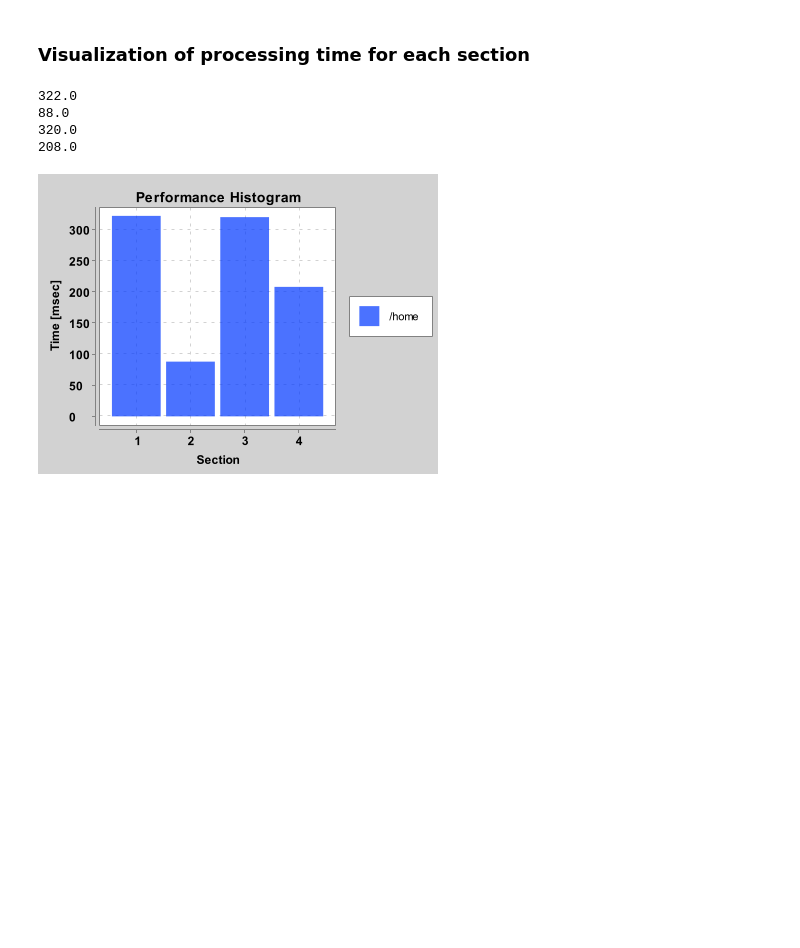
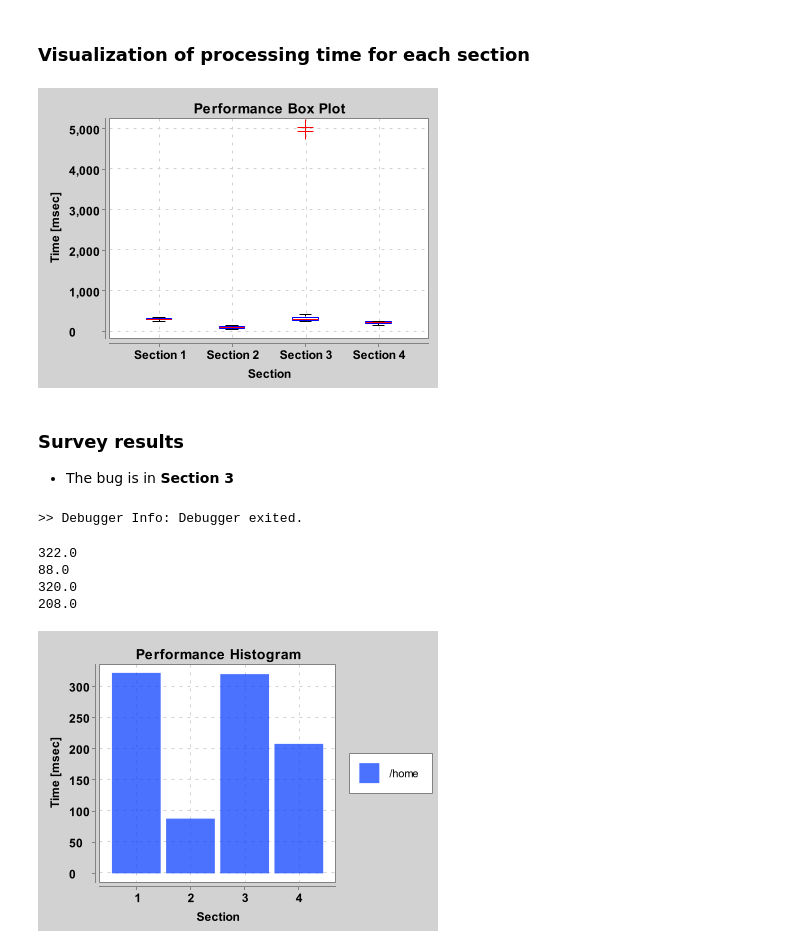
Before and after one commit to tklab-group/JISDLab, a Jupyter notebook: debugspace/test-en.ipynb, the cells around one changed output. Drawn from its saved outputs; the diff is of its cells as text; code cells hidden in the pictures; blank space fills up the shorter version.

```diff
--- a/debugspace/test-en.ipynb
+++ b/debugspace/test-en.ipynb
@@ -71,5 +71,40 @@ value   :       timestamp
 # %% [markdown]
 ### Visualization of processing time for each section
+# %%
+import java.time.LocalDateTime;
+import java.time.temporal.ChronoUnit;
+import org.knowm.xchart.style.BoxStyler.BoxplotCalCulationMethod;
+// the number of access
+int maxSize = points.get(0).getResults().get(vars[0]).getValues().size();
+// create chart
+BoxChart chart = new BoxChartBuilder().width(400).height(300).title("Performance Box Plot").xAxisTitle("Section").yAxisTitle("Time [msec]").build();
+for (int i = 0; i < 4; i++) {
+    List<Double> list = new ArrayList<>();
+    var vs0 = points.get(i).getResults().get(vars[0]).getValues(); // get a start probe point
+    var vs1 = points.get(i+1).getResults().get(vars[0]).getValues(); // get a end probe point
+    for (int j = 0; j < maxSize; j++) {
+        var v0 = vs0.get(j); // get values at the start probe point
+        var v1 = vs1.get(j); // get values at the end probe point
+        Long diff = ChronoUnit.MILLIS.between(v0.getCreatedAt(), v1.getCreatedAt()); // get time diff
+        list.add(Double.valueOf(diff));
+    }
+    // Series
+    chart.addSeries("Section "+(i+1), list);
+}
+
+// choose a calculation method
+chart.getStyler().setBoxplotCalCulationMethod(BoxplotCalCulationMethod.N_LESS_1_PLUS_1);
+chart.getStyler().setToolTipsEnabled(true);
+BitmapEncoder.getBufferedImage(chart);
+# %% [output]
+[figure, added]
+# %% [markdown]
+### Survey results
+- The bug is in **Section 3**
+# %%
+dbg.exit();
+# %% [output]
+>> Debugger Info: Debugger exited.
 # %%
 import java.time.temporal.ChronoUnit;
 
```
Also changed, not shown: parts of 6 cells of this notebook.
